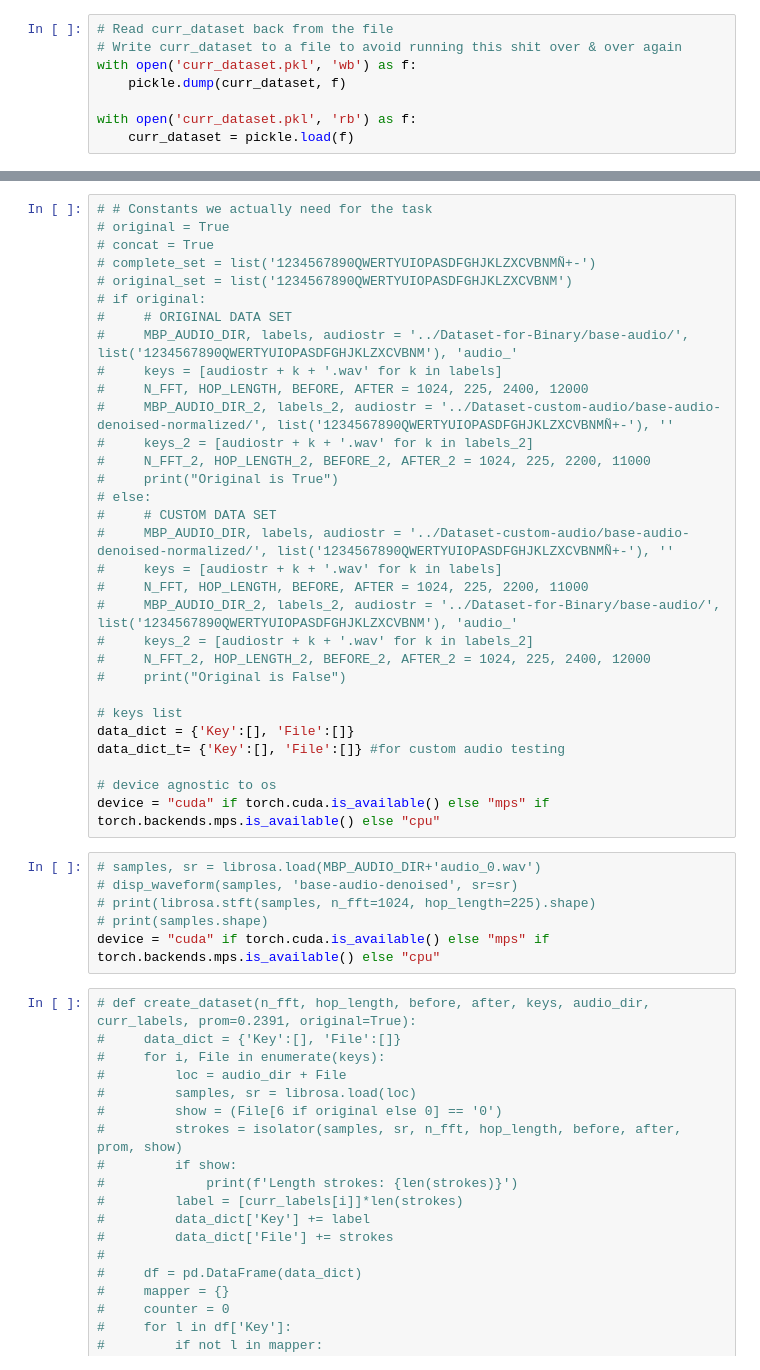
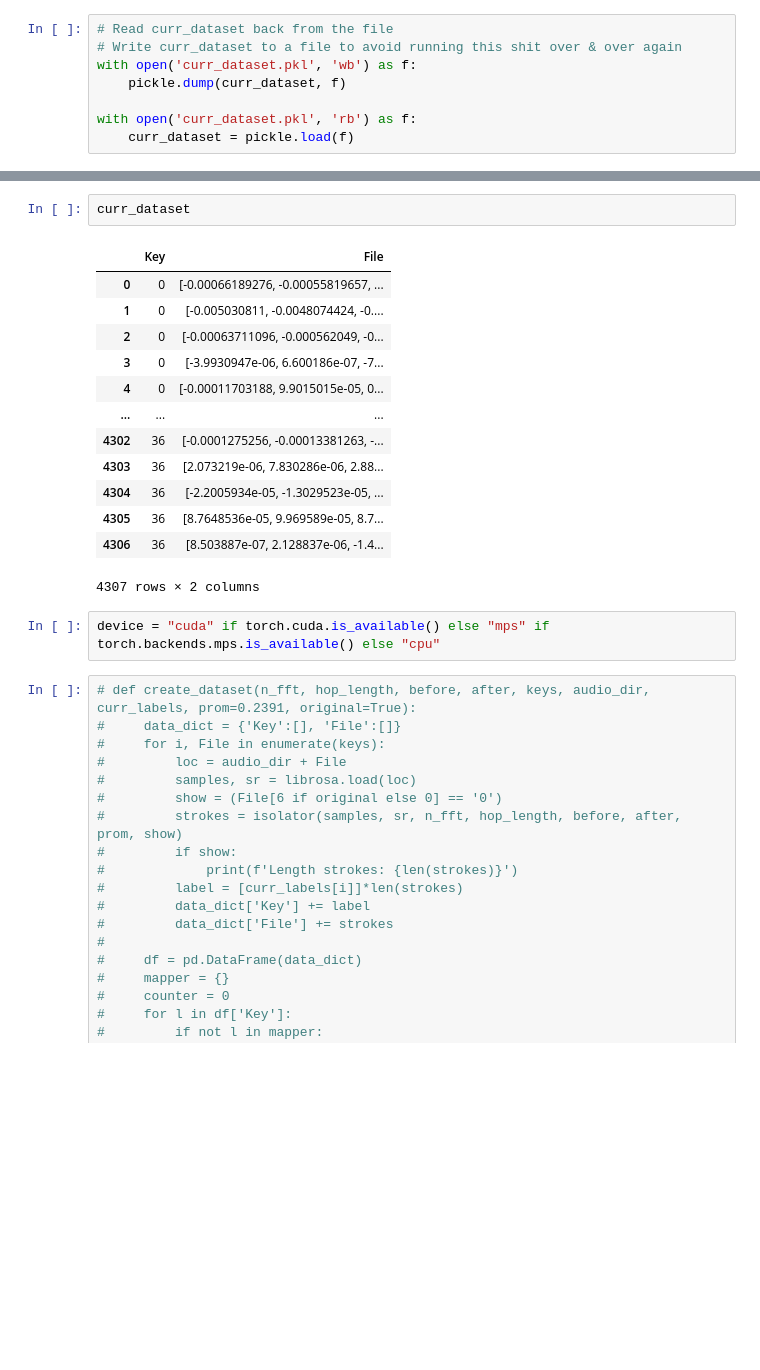
Before and after one commit to blondiedies/Binary-class, a Jupyter notebook: ClassificationCNN/FromScratch.ipynb, the cells around one changed output, grey strips where cells are left out. Cells and saved outputs as stored; diff of their text form; blank space fills up the shorter version.

```diff
--- a/ClassificationCNN/FromScratch.ipynb
+++ b/ClassificationCNN/FromScratch.ipynb
@@ -465,39 +406,20 @@ disp_waveform(peak_normalized_audio, sr=44100)
-# %%
-# # Constants we actually need for the task
-# original = True
-# concat = True
-# complete_set = list('1234567890QWERTYUIOPASDFGHJKLZXCVBNMÑ+-')
-# original_set = list('1234567890QWERTYUIOPASDFGHJKLZXCVBNM')
-# if original:
-#     # ORIGINAL DATA SET
-#     MBP_AUDIO_DIR, labels, audiostr = '../Dataset-for-Binary/base-audio/', list('1234567890QWERTYUIOPASDFGHJKLZXCVBNM'), 'audio_'
-#     keys = [audiostr + k + '.wav' for k in labels]
-#     N_FFT, HOP_LENGTH, BEFORE, AFTER = 1024, 225, 2400, 12000
-#     MBP_AUDIO_DIR_2, labels_2, audiostr = '../Dataset-custom-audio/base-audio-denoised-normalized/', list('1234567890QWERTYUIOPASDFGHJKLZXCVBNMÑ+-'), ''
-#     keys_2 = [audiostr + k + '.wav' for k in labels_2]
-#     N_FFT_2, HOP_LENGTH_2, BEFORE_2, AFTER_2 = 1024, 225, 2200, 11000
-#     print("Original is True")
-# else:
-#     # CUSTOM DATA SET
-#     MBP_AUDIO_DIR, labels, audiostr = '../Dataset-custom-audio/base-audio-denoised-normalized/', list('1234567890QWERTYUIOPASDFGHJKLZXCVBNMÑ+-'), ''
-#     keys = [audiostr + k + '.wav' for k in labels]
-#     N_FFT, HOP_LENGTH, BEFORE, AFTER = 1024, 225, 2200, 11000
-#     MBP_AUDIO_DIR_2, labels_2, audiostr = '../Dataset-for-Binary/base-audio/', list('1234567890QWERTYUIOPASDFGHJKLZXCVBNM'), 'audio_'
-#     keys_2 = [audiostr + k + '.wav' for k in labels_2]
-#     N_FFT_2, HOP_LENGTH_2, BEFORE_2, AFTER_2 = 1024, 225, 2400, 12000
-#     print("Original is False")
-
-# keys list
-data_dict = {'Key':[], 'File':[]}
-data_dict_t= {'Key':[], 'File':[]} #for custom audio testing
-
-# device agnostic to os
-device = "cuda" if torch.cuda.is_available() else "mps" if torch.backends.mps.is_available() else "cpu"
+# %%
+curr_dataset
+# %% [output]
+|  | Key | File |
+| 0 | 0 | [-0.00066189276, -0.00055819657, ... |
+| 1 | 0 | [-0.005030811, -0.0048074424, -0.... |
+| 2 | 0 | [-0.00063711096, -0.000562049, -0... |
+| 3 | 0 | [-3.9930947e-06, 6.600186e-07, -7... |
+| 4 | 0 | [-0.00011703188, 9.9015015e-05, 0... |
+| ... | ... | ... |
+| 4302 | 36 | [-0.0001275256, -0.00013381263, -... |
+| 4303 | 36 | [2.073219e-06, 7.830286e-06, 2.88... |
+| 4304 | 36 | [-2.2005934e-05, -1.3029523e-05, ... |
+| 4305 | 36 | [8.7648536e-05, 9.969589e-05, 8.7... |
+| 4306 | 36 | [8.503887e-07, 2.128837e-06, -1.4... |
+4307 rows × 2 columns
 # %%
-# samples, sr = librosa.load(MBP_AUDIO_DIR+'audio_0.wav')
-# disp_waveform(samples, 'base-audio-denoised', sr=sr)
-# print(librosa.stft(samples, n_fft=1024, hop_length=225).shape)
-# print(samples.shape)
 device = "cuda" if torch.cuda.is_available() else "mps" if torch.backends.mps.is_available() else "cpu"
 # %%
 # def create_dataset(n_fft, hop_length, before, after, keys, audio_dir, curr_labels, prom=0.2391, original=True):
```
Also changed, not shown: parts of 17 cells of this notebook.
